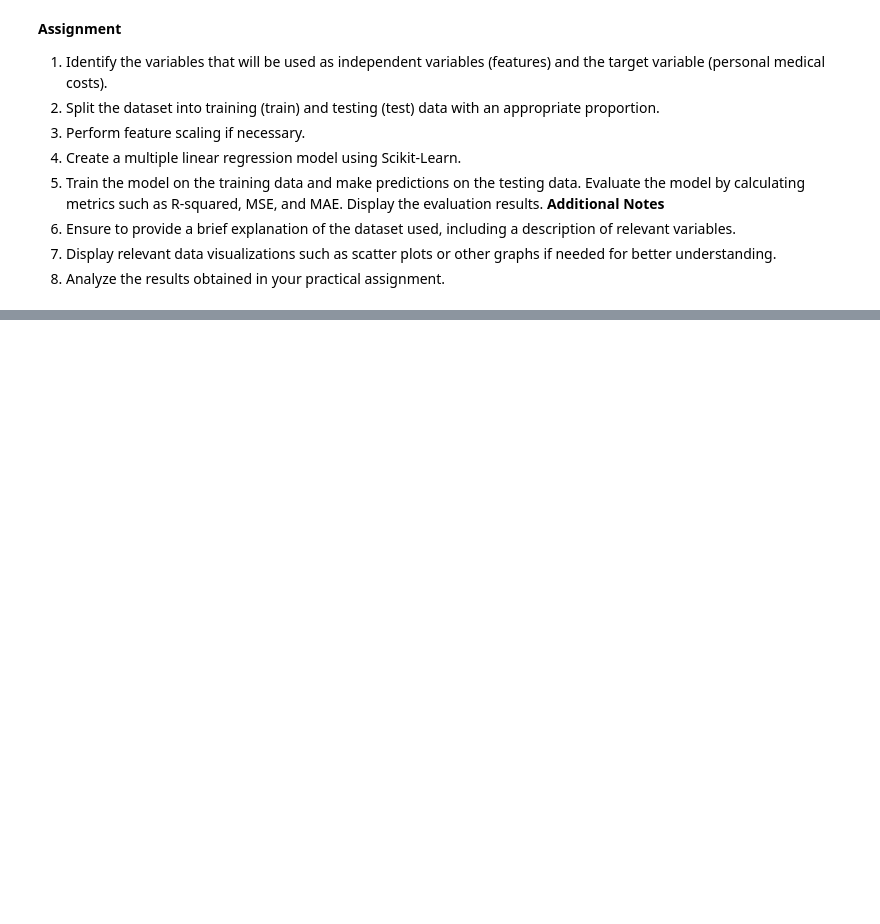
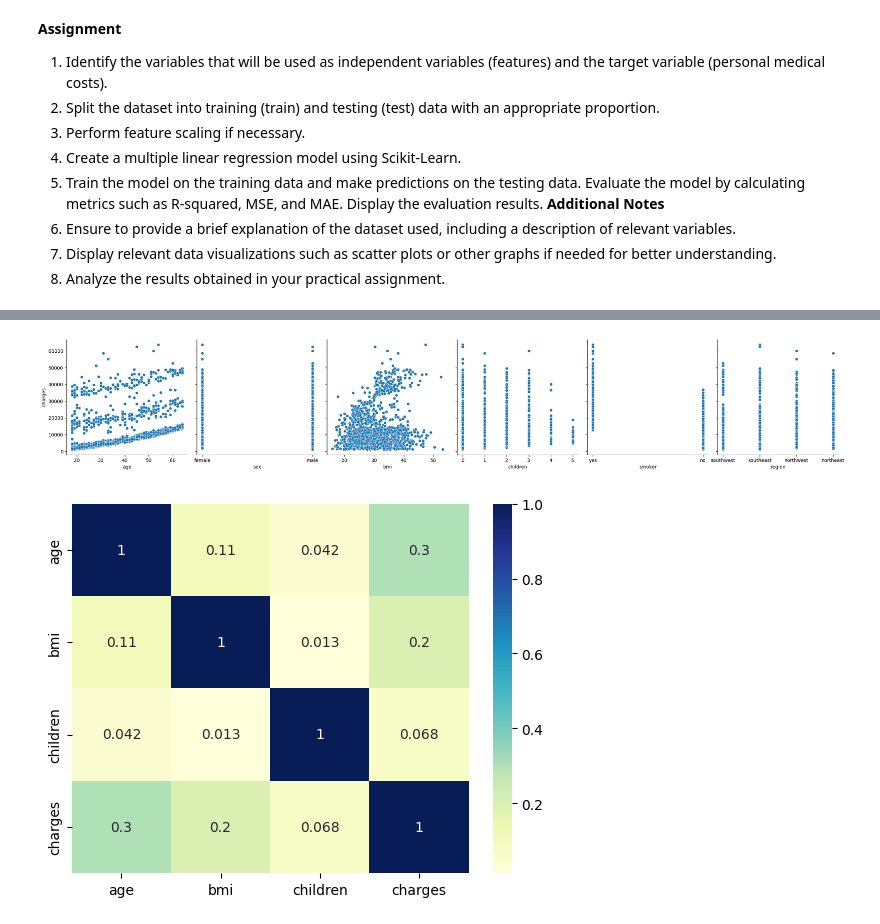
Before and after one commit to AdindaRahajengSilviaPranesti/MarchineLearning_2141720158_AdindaRSP_02, a Jupyter notebook: Week3_2141720158.ipynb, the cells around one changed output, grey strips where cells are left out. Drawn from its saved outputs; the diff is of its cells as text; code cells hidden in the pictures; blank space fills up the shorter version.

```diff
--- a/Week3_2141720158.ipynb
+++ b/Week3_2141720158.ipynb
@@ -250,0 +539,16 @@ Evaluate the model by calculating metrics such as R-squared, MSE, and MAE. Displ
+# %%
+import pandas as pd
+
+# Load the dataset
+data = pd.read_csv('insurance.csv')
+
+# Define independent variables (features) and target variable
+features = data[['age', 'sex', 'bmi', 'children', 'smoker', 'region']]
+target = data['charges']
+
+# Display the first few rows of data
+print("Features:")
+print(features.head())
+
+print("\nTarget:")
+print(target.head())
@@ -250,0 +571,12 @@ Evaluate the model by calculating metrics such as R-squared, MSE, and MAE. Displ
+# %%
+# visualize the data using pairplot
+sns.pairplot(data, x_vars=['age', 'sex', 'bmi','children','smoker', 'region'],
+             y_vars='charges', size=4, aspect=1, kind='scatter')
+plt.show()
+
+# visualize the data correlation using heatmaps
+sns.heatmap(data.corr(), cmap="YlGnBu", annot=True)
+plt.show()
+# %% [output]
+[figure, added]
+[figure, added]
```
Also changed, not shown: parts of 33 cells of this notebook.
